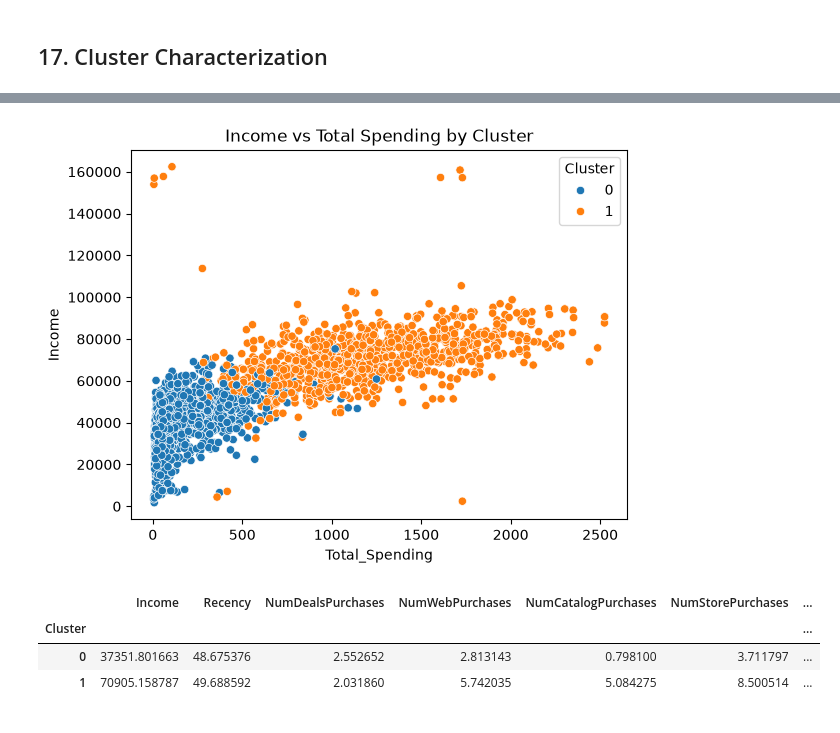
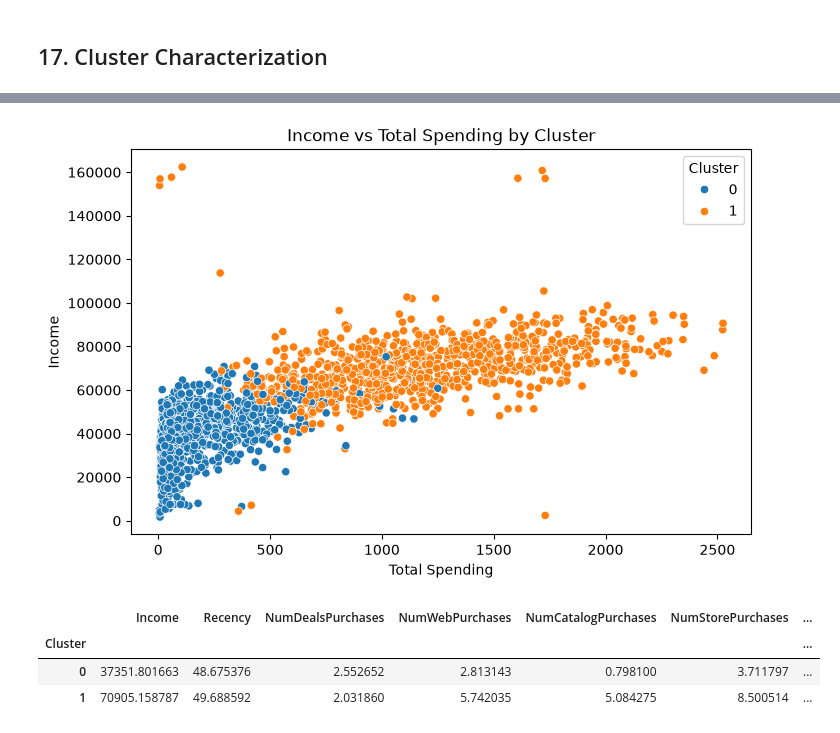
Before and after one commit to kaifbaig/SmartCart, a Jupyter notebook: SmartCart.ipynb, the cells around one changed output, grey strips where cells are left out. Drawn from its saved outputs; the diff is of its cells as text; code cells hidden in the pictures.

```diff
--- a/SmartCart.ipynb
+++ b/SmartCart.ipynb
@@ -378,7 +378,7 @@ plt.show()
 df = df[
     (df["Income"] < 600_000) &
     (df["Age"] < 90)
-].copy()
+].reset_index(drop=True)
 # %%
 df.shape
 # %% [output]
@@ -807,15 +814,19 @@ plt.show()
 # %%
+plt.figure(figsize=(8, 5))
 sns.scatterplot(
     x="Total_Spending",
     y="Income",
     hue="Cluster",
     data=df
 )
 
 plt.title("Income vs Total Spending by Cluster")
+plt.xlabel("Total Spending")
+plt.ylabel("Income")
+plt.savefig("images/income_vs_spending_clusters.png", bbox_inches="tight", dpi=300)
 plt.show()
 # %% [output]
-[figure, old version]
+[figure, new version]
 # %%
 cluster_summary = df.groupby("Cluster").mean(numeric_only=True)
 
```
Also changed, not shown: parts of 16 cells of this notebook, 7 other files.
